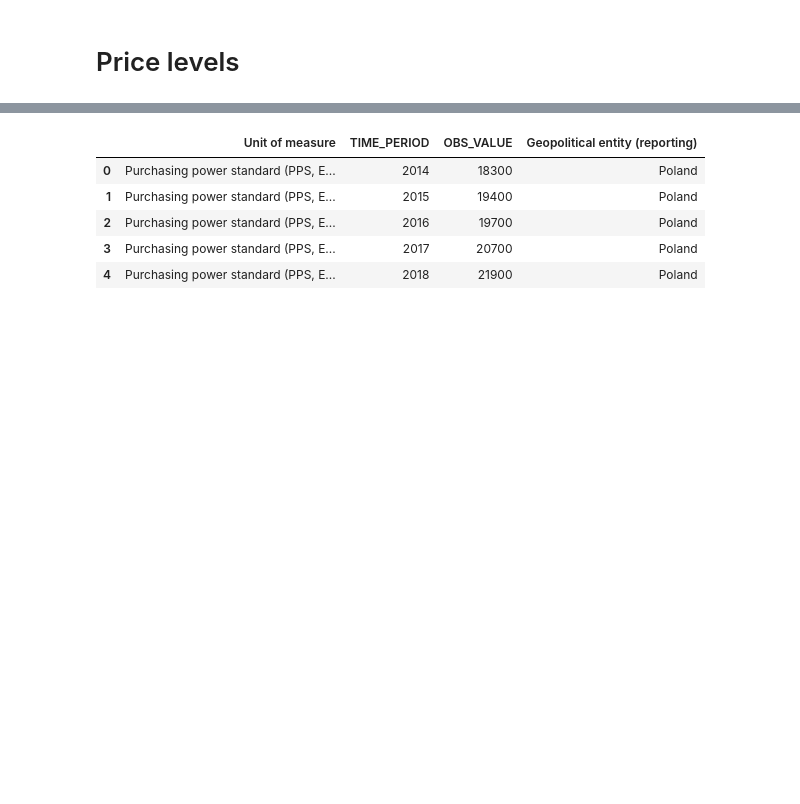
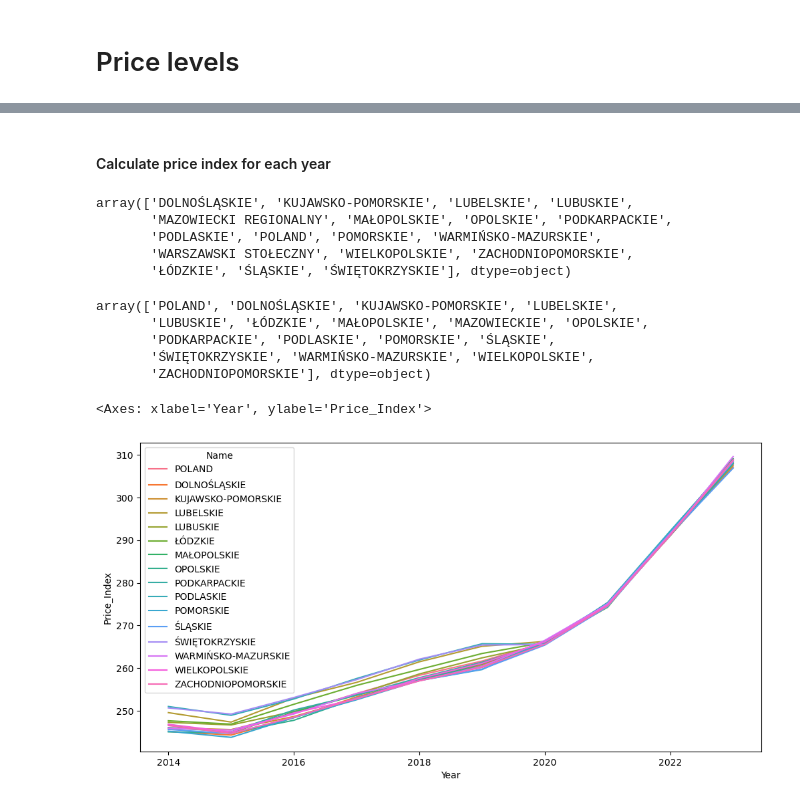
Before and after one commit to harrisonluff/Group_Project_Y3, a Jupyter notebook: notebooks/analysis/00_regional_price_index.ipynb, the cells around one changed output, grey strips where cells are left out. Cells and saved outputs as stored; diff of their text form; code cells hidden in the pictures; blank space fills up the shorter version.

```diff
--- a/notebooks/analysis/00_regional_price_index.ipynb
+++ b/notebooks/analysis/00_regional_price_index.ipynb
@@ -104,9 +216,57 @@ GDP_PPS = GDP_PPS[['Unit of measure','TIME_PERIOD','OBS_VALUE','Geopolitical ent
-# %%
-GDP_PPS.head()
-# %% [output]
-|  | Unit of measure | TIME_PERIOD | OBS_VALUE | Geopolitical entity (reporting) |
-| 0 | Purchasing power standard (PPS, E... | 2014 | 18300 | Poland |
-| 1 | Purchasing power standard (PPS, E... | 2015 | 19400 | Poland |
-| 2 | Purchasing power standard (PPS, E... | 2016 | 19700 | Poland |
-| 3 | Purchasing power standard (PPS, E... | 2017 | 20700 | Poland |
-| 4 | Purchasing power standard (PPS, E... | 2018 | 21900 | Poland |
+# %%
+#GDP current prices formatting
+id_cols = ['Code', 'Name']
+
+def clean_gdp_headers(col):
+    if col in id_cols:
+        return col
+
+    # Split by semicolon and extract the year (usually the second part)
+    parts = col.split(';')
+    if len(parts) >= 2:
+        # Extract just the year (e.g., '2000')
+        return parts[1].strip()
+    return col
+
+GDP_current_wide.columns = [clean_gdp_headers(c) for c in GDP_current_wide.columns]
+
+
+GDP_current = GDP_current_wide.melt(
+    id_vars=id_cols,
+    var_name='Year',
+    value_name='GDP_Per_Capita_PLN'
+)
+
+#conver into final data frame
+GDP_current['Year'] = pd.to_numeric(GDP_current['Year'], errors='coerce')
+GDP_current = GDP_current.dropna(subset=['Year']).astype({'Year': int})
+# %% [markdown]
+#### Calculate price index for each year
+# %%
+GDP_PPS['Name'].unique()
+# %% [output]
+array(['DOLNOŚLĄSKIE', 'KUJAWSKO-POMORSKIE', 'LUBELSKIE', 'LUBUSKIE',
+       'MAZOWIECKI REGIONALNY', 'MAŁOPOLSKIE', 'OPOLSKIE', 'PODKARPACKIE',
+       'PODLASKIE', 'POLAND', 'POMORSKIE', 'WARMIŃSKO-MAZURSKIE',
+       'WARSZAWSKI STOŁECZNY', 'WIELKOPOLSKIE', 'ZACHODNIOPOMORSKIE',
+       'ŁÓDZKIE', 'ŚLĄSKIE', 'ŚWIĘTOKRZYSKIE'], dtype=object)
+# %%
+GDP_current['Name'].unique()
+# %% [output]
+array(['POLAND', 'DOLNOŚLĄSKIE', 'KUJAWSKO-POMORSKIE', 'LUBELSKIE',
+       'LUBUSKIE', 'ŁÓDZKIE', 'MAŁOPOLSKIE', 'MAZOWIECKIE', 'OPOLSKIE',
+       'PODKARPACKIE', 'PODLASKIE', 'POMORSKIE', 'ŚLĄSKIE',
+       'ŚWIĘTOKRZYSKIE', 'WARMIŃSKO-MAZURSKIE', 'WIELKOPOLSKIE',
+       'ZACHODNIOPOMORSKIE'], dtype=object)
+# %%
+#merge into one dataframe
+GDP_all = pd.merge(GDP_current, GDP_PPS, on=['Name', 'Year'], how='inner')
+
+#calculate price index
+GDP_all['Price_Index'] = (GDP_all['GDP_Per_Capita_PLN'] / GDP_all['GDP_PPS']) * 100
+
+plt.figure(figsize=(12,6))
+sns.lineplot(data=GDP_all, x='Year', y='Price_Index', hue='Name')
+# %% [output]
+<Axes: xlabel='Year', ylabel='Price_Index'>
+[figure, added]
```
Also changed, not shown: parts of 15 cells of this notebook, 1 other file.
